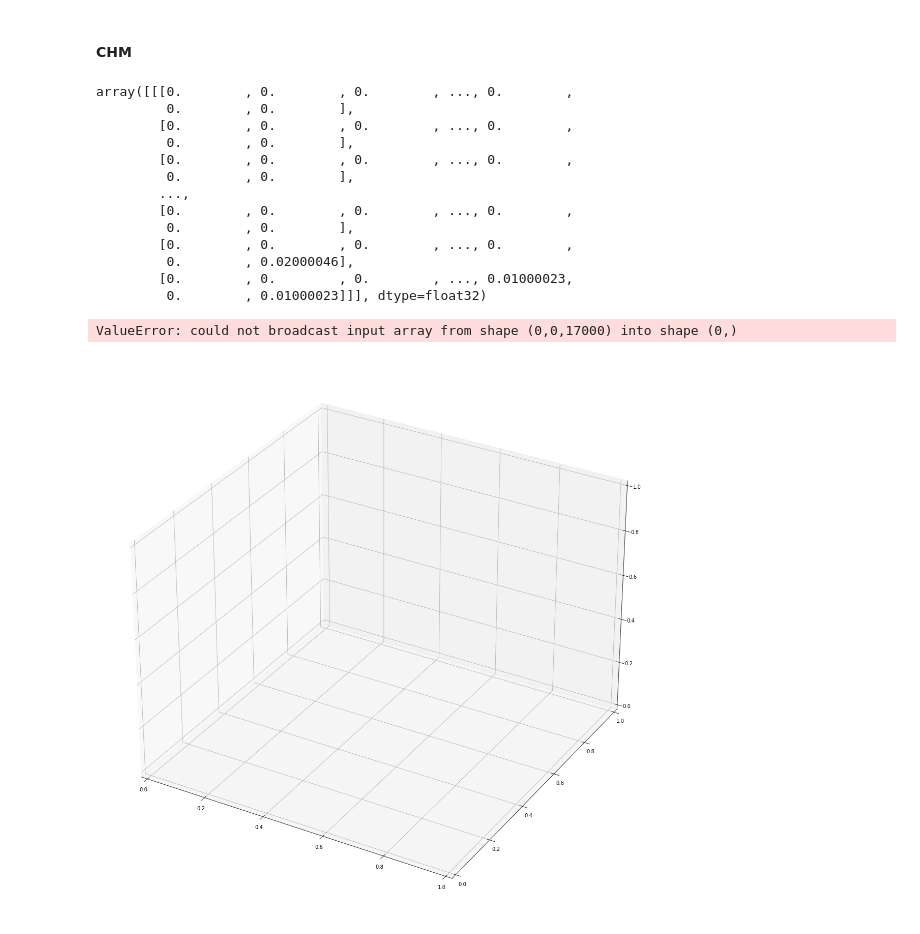
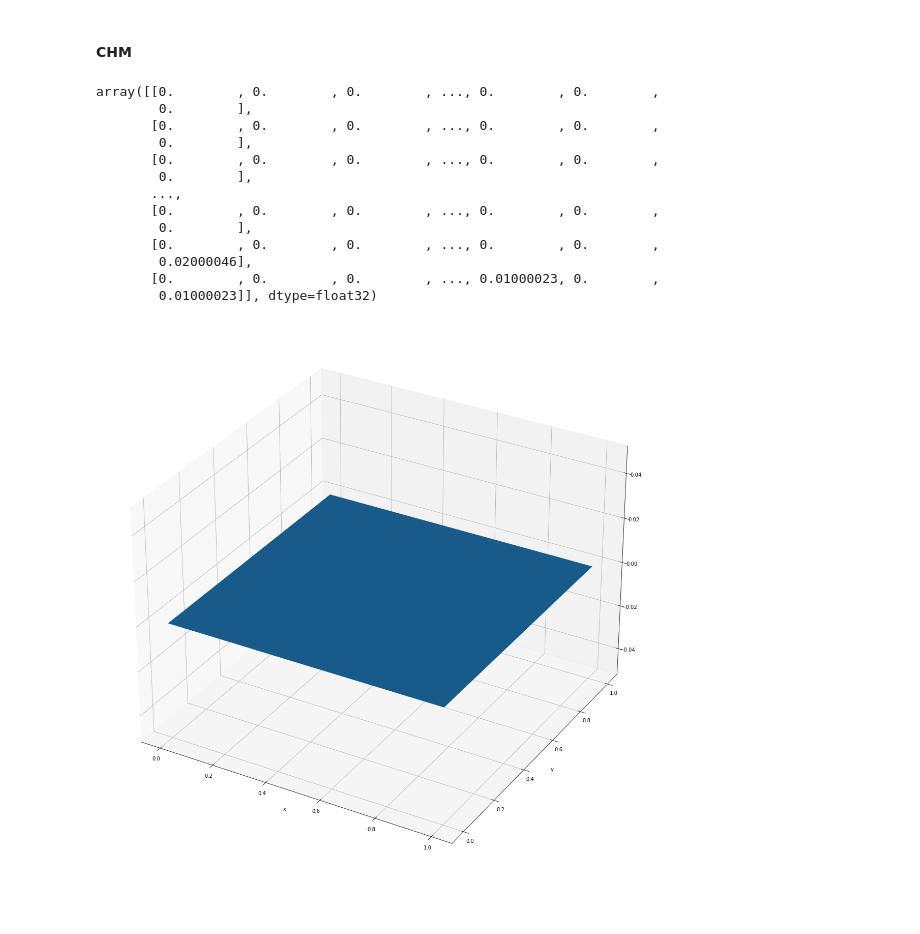
Before and after one commit to agilepydev/3D-House, a Jupyter notebook: 3D-House-Project/CHM.ipynb, the cells around one changed output. Saved outputs shown, nothing was run; the diff lists cells and outputs as text; code cells hidden in the pictures.

```diff
--- a/3D-House-Project/CHM.ipynb
+++ b/3D-House-Project/CHM.ipynb
@@ -16,6 +16,6 @@ from matplotlib import pyplot as plt
 ds = gdal.Open('Data/DSM/DSM-1/GeoTIFF/DHMVIIDSMRAS1m_k01.tif')
 fp = r'Data/DSM/DSM-1/GeoTIFF/DHMVIIDSMRAS1m_k01.tif'
 DSM_img = rasterio.open(fp)
-raster_array_DSM = DSM_img.read()
+raster_array_DSM = DSM_img.read(1)
 raster_array_DSM
 # %% [output]
@@ -37,6 +37,6 @@ array([[[-9.999e+03, -9.999e+03, -9.999e+03, ...,  1.275e+01,
 # %%
 fp_DTM = r'Data/DTM/DTM-1/GeoTIFF/DHMVIIDTMRAS1m_k01.tif'
 DTM_img = rasterio.open(fp_DTM)
-raster_array_DTM = DTM_img.read()
+raster_array_DTM = DTM_img.read(1)
 raster_array_DTM
 # %% [output]
@@ -59,42 +59,35 @@ array([[[-9.999e+03, -9.999e+03, -9.999e+03, ...,  1.275e+01,
 raster_array_CHM = raster_array_DSM - raster_array_DTM
 raster_array_CHM
 # %% [output]
-array([[[0.        , 0.        , 0.        , ..., 0.        ,
-         0.        , 0.        ],
-        [0.        , 0.        , 0.        , ..., 0.        ,
-         0.        , 0.        ],
-        [0.        , 0.        , 0.        , ..., 0.        ,
-         0.        , 0.        ],
-        ...,
-        [0.        , 0.        , 0.        , ..., 0.        ,
-         0.        , 0.        ],
-        [0.        , 0.        , 0.        , ..., 0.        ,
-         0.        , 0.02000046],
-        [0.        , 0.        , 0.        , ..., 0.01000023,
-         0.        , 0.01000023]]], dtype=float32)
+array([[0.        , 0.        , 0.        , ..., 0.        , 0.        ,
+        0.        ],
+       [0.        , 0.        , 0.        , ..., 0.        , 0.        ,
+        0.        ],
+       [0.        , 0.        , 0.        , ..., 0.        , 0.        ,
+        0.        ],
+       ...,
+       [0.        , 0.        , 0.        , ..., 0.        , 0.        ,
+        0.        ],
+       [0.        , 0.        , 0.        , ..., 0.        , 0.        ,
+        0.02000046],
+       [0.        , 0.        , 0.        , ..., 0.01000023, 0.        ,
+        0.01000023]], dtype=float32)
 # %%
-size = 100
-rows = DTM_img.height
-columns = DTM_img.width
-image = raster_array_CHM[1000:1100,11000:11100]
-fig = plt.figure(figsize = (20,20))
-ax = fig.add_subplot(projection='3d')
-x = np.outer(np.ones(size),np.arange(size))
-y = np.outer(np.arange(size),np.ones(size))#Try to find another way for x & y since it isn't too efficient.
-z = np.cos(x ** 2+ y ** 2)
+image = raster_array_CHM[0:2,0:2]
+nx = image.shape[1]
+ny = image.shape[0]
 
-ax.plot_surface(x,y,z,image)
+x = range(nx)
+y = range(ny)
 
-"""
-for x in range(10):
-    for y in range(10):
-        ax.plot_surface(x,y,image[x,y])
-        ax.set_zlim(0,50)
-        plt.show()
-        print(image)
-"""
+X,Y = np.meshgrid(x, y)
 
-#use np.meshgrid
+hf = plt.figure(figsize=(20, 20))
+ha = hf.add_subplot(111, projection="3d")
+ha.plot_surface(X,Y, image)
+ha.set_zlim = (0, 50)
+plt.xlabel("x")
+plt.ylabel("y")
+plt.show()
 # %% [output]
-ValueError: could not broadcast input array from shape (0,0,17000) into shape (0,)
-[figure, old version]
+[figure, new version]
```
Also changed, not shown: parts of 2 cells of this notebook.
